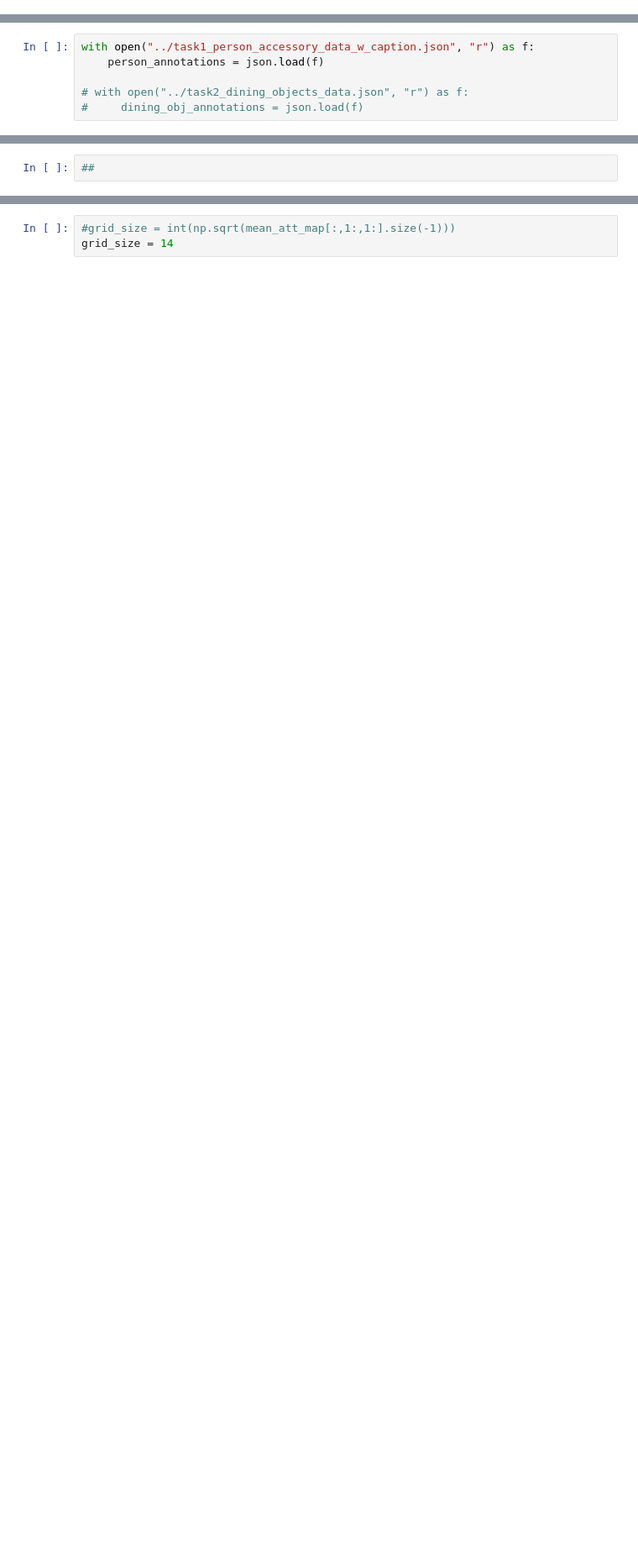
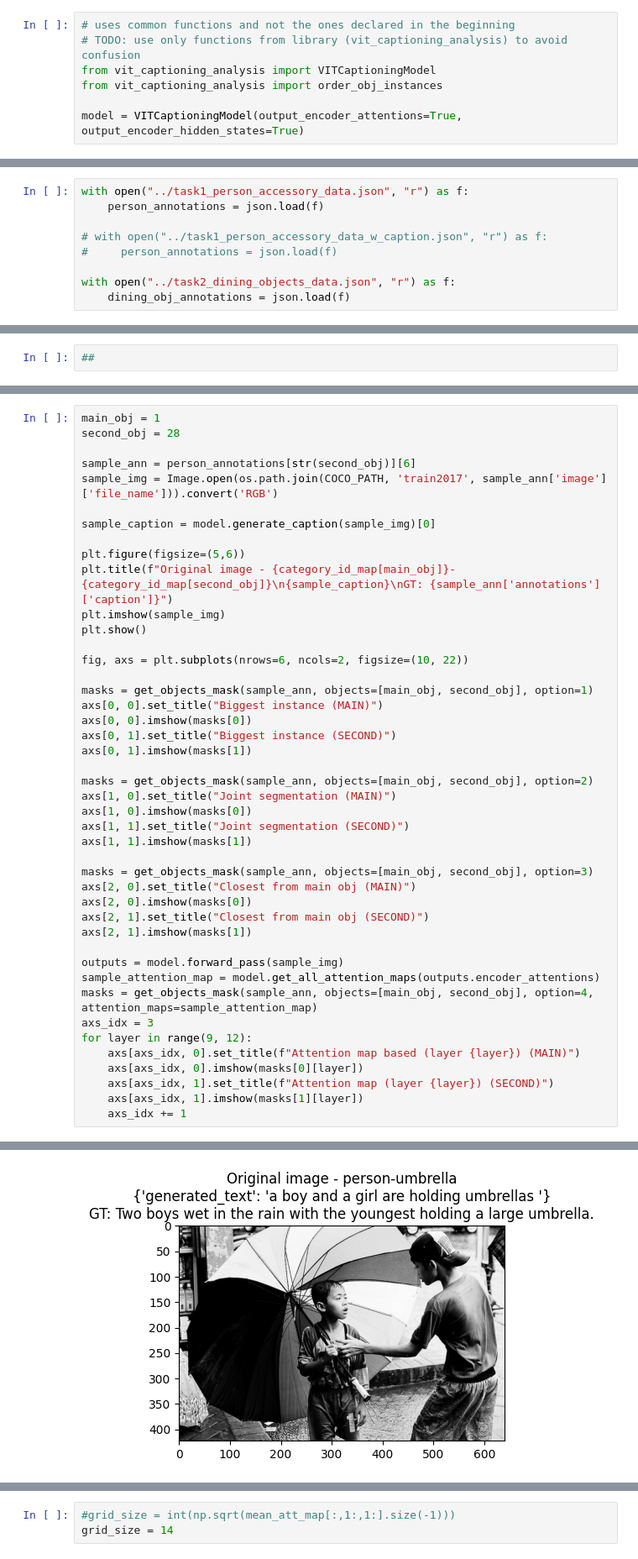
Before and after one commit to bodias/vision-transformers-analysis, a Jupyter notebook: sample_image_captioning/feature_extraction-captioning-VIT.ipynb, the cells around one changed output, grey strips where cells are left out. Shown at 84% size. Saved outputs shown, nothing was run; the diff lists cells and outputs as text; blank space fills up the shorter version.

```diff
--- a/sample_image_captioning/feature_extraction-captioning-VIT.ipynb
+++ b/sample_image_captioning/feature_extraction-captioning-VIT.ipynb
@@ -46,0 +20,7 @@ cpu
+# %%
+# uses common functions and not the ones declared in the beginning
+# TODO: use only functions from library (vit_captioning_analysis) to avoid confusion
+from vit_captioning_analysis import VITCaptioningModel
+from vit_captioning_analysis import order_obj_instances
+
+model = VITCaptioningModel(output_encoder_attentions=True, output_encoder_hidden_states=True)
@@ -131,8 +79,11 @@ torch.Size([1, 197, 768])
 # %%
 COCO_PATH = "../../../datasets/coco"
 # %%
-with open("../task1_person_accessory_data_w_caption.json", "r") as f:
+with open("../task1_person_accessory_data.json", "r") as f:
     person_annotations = json.load(f)
 
-# with open("../task2_dining_objects_data.json", "r") as f:
-#     dining_obj_annotations = json.load(f)
+# with open("../task1_person_accessory_data_w_caption.json", "r") as f:
+#     person_annotations = json.load(f)
+
+with open("../task2_dining_objects_data.json", "r") as f:
+    dining_obj_annotations = json.load(f)
@@ -255,0 +200,45 @@ masks[1]
+# %%
+main_obj = 1
+second_obj = 28
+
+sample_ann = person_annotations[str(second_obj)][6]
+sample_img = Image.open(os.path.join(COCO_PATH, 'train2017', sample_ann['image']['file_name'])).convert('RGB')
+
+sample_caption = model.generate_caption(sample_img)[0]
+
+plt.figure(figsize=(5,6))
+plt.title(f"Original image - {category_id_map[main_obj]}-{category_id_map[second_obj]}\n{sample_caption}\nGT: {sample_ann['annotations']['caption']}")
+plt.imshow(sample_img)
+plt.show()
+
+fig, axs = plt.subplots(nrows=6, ncols=2, figsize=(10, 22))
+
+masks = get_objects_mask(sample_ann, objects=[main_obj, second_obj], option=1)
+axs[0, 0].set_title("Biggest instance (MAIN)")
+axs[0, 0].imshow(masks[0])
+axs[0, 1].set_title("Biggest instance (SECOND)")
+axs[0, 1].imshow(masks[1])
+
+masks = get_objects_mask(sample_ann, objects=[main_obj, second_obj], option=2)
+axs[1, 0].set_title("Joint segmentation (MAIN)")
+axs[1, 0].imshow(masks[0])
+axs[1, 1].set_title("Joint segmentation (SECOND)")
+axs[1, 1].imshow(masks[1])
+
+masks = get_objects_mask(sample_ann, objects=[main_obj, second_obj], option=3)
+axs[2, 0].set_title("Closest from main obj (MAIN)")
+axs[2, 0].imshow(masks[0])
+axs[2, 1].set_title("Closest from main obj (SECOND)")
+axs[2, 1].imshow(masks[1])
+
+outputs = model.forward_pass(sample_img)
+sample_attention_map = model.get_all_attention_maps(outputs.encoder_attentions)
+masks = get_objects_mask(sample_ann, objects=[main_obj, second_obj], option=4, attention_maps=sample_attention_map)
+axs_idx = 3
+for layer in range(9, 12):
+    axs[axs_idx, 0].set_title(f"Attention map based (layer {layer}) (MAIN)")
+    axs[axs_idx, 0].imshow(masks[0][layer])
+    axs[axs_idx, 1].set_title(f"Attention map (layer {layer}) (SECOND)")
+    axs[axs_idx, 1].imshow(masks[1][layer])
+    axs_idx += 1
+# %% [output]
@@ -255,0 +246 @@ masks[1]
+[figure, added]
```
Also changed, not shown: parts of 31 cells of this notebook, 5 other files.
